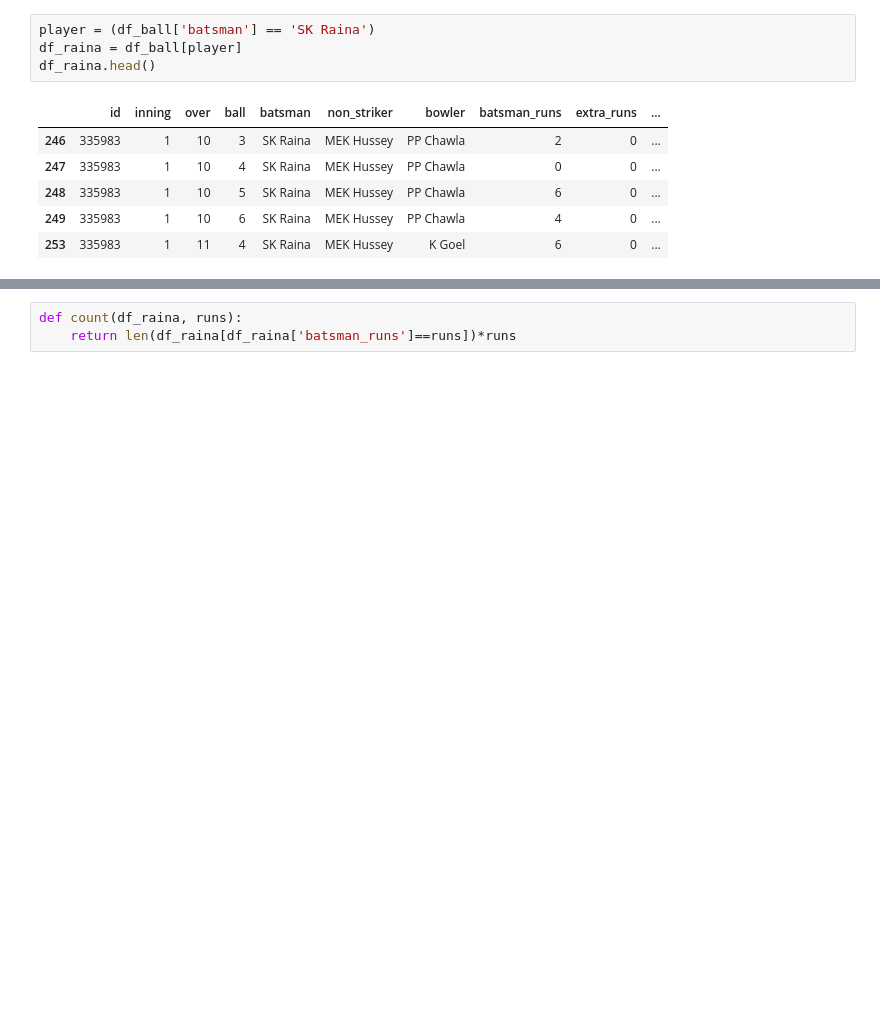
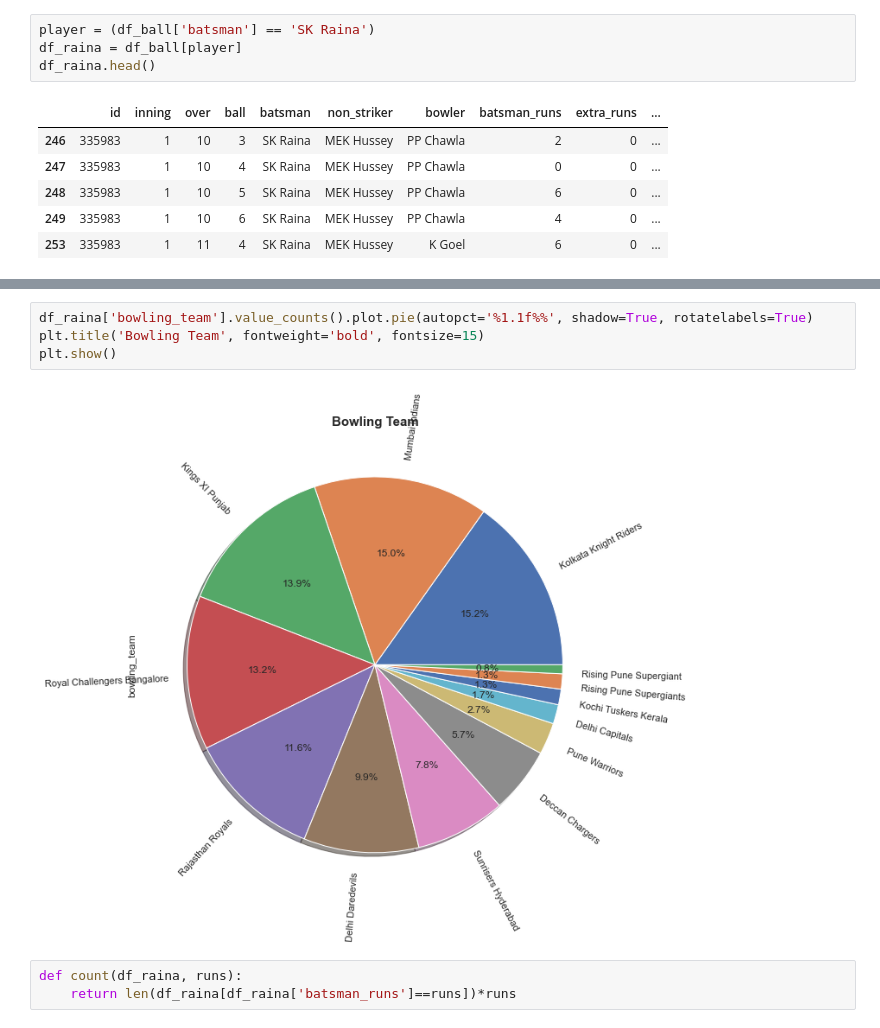
Before and after one commit to ikanurfitriani/IPL_2008-2020_and_2022, a Jupyter notebook: IPL_2008-2020.ipynb, the cells around one changed output, grey strips where cells are left out. Saved outputs shown, nothing was run; the diff lists cells and outputs as text; blank space fills up the shorter version.

```diff
--- a/IPL_2008-2020.ipynb
+++ b/IPL_2008-2020.ipynb
@@ -369,3 +513,9 @@ plt.show()
+# %%
+df_raina['bowling_team'].value_counts().plot.pie(autopct='%1.1f%%', shadow=True, rotatelabels=True)
+plt.title('Bowling Team', fontweight='bold', fontsize=15)
+plt.show()
+# %% [output]
+[figure, added]
 # %%
 def count(df_raina, runs):
     return len(df_raina[df_raina['batsman_runs']==runs])*runs
```
Also changed, not shown: parts of 30 cells of this notebook, 1 other file.
